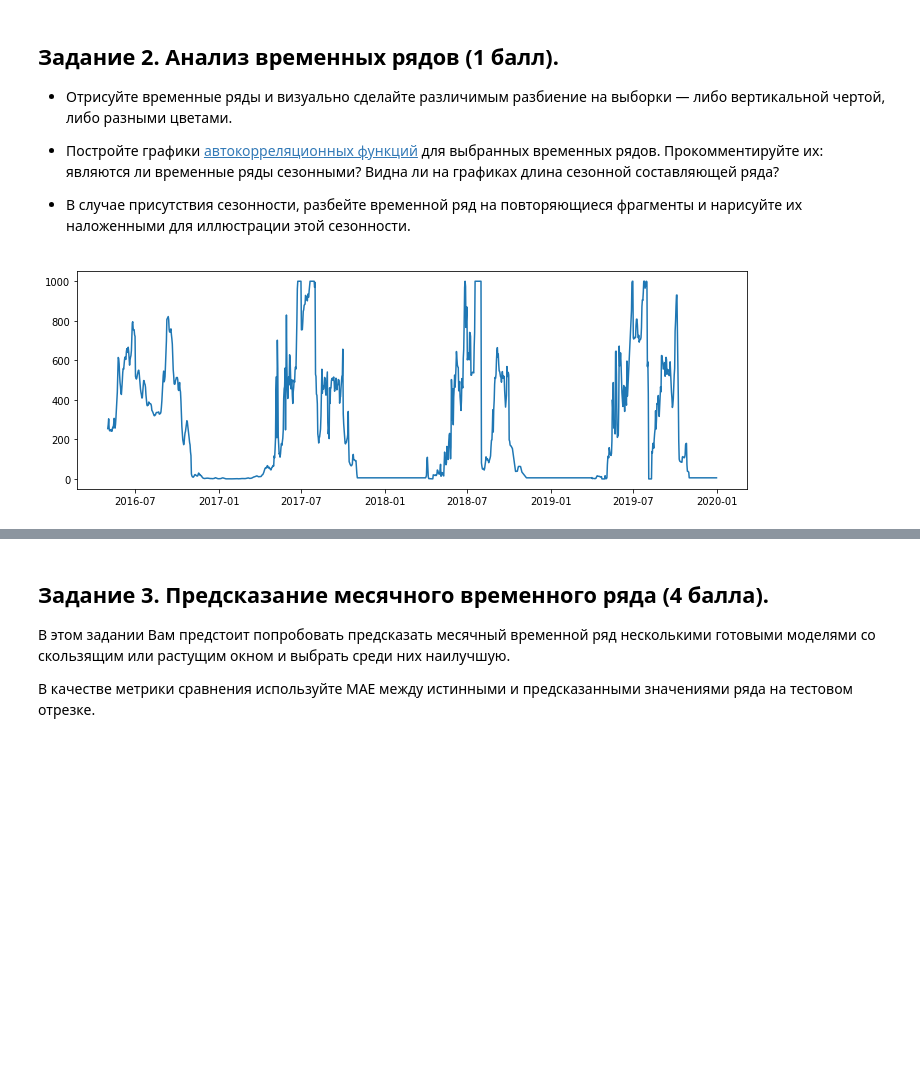
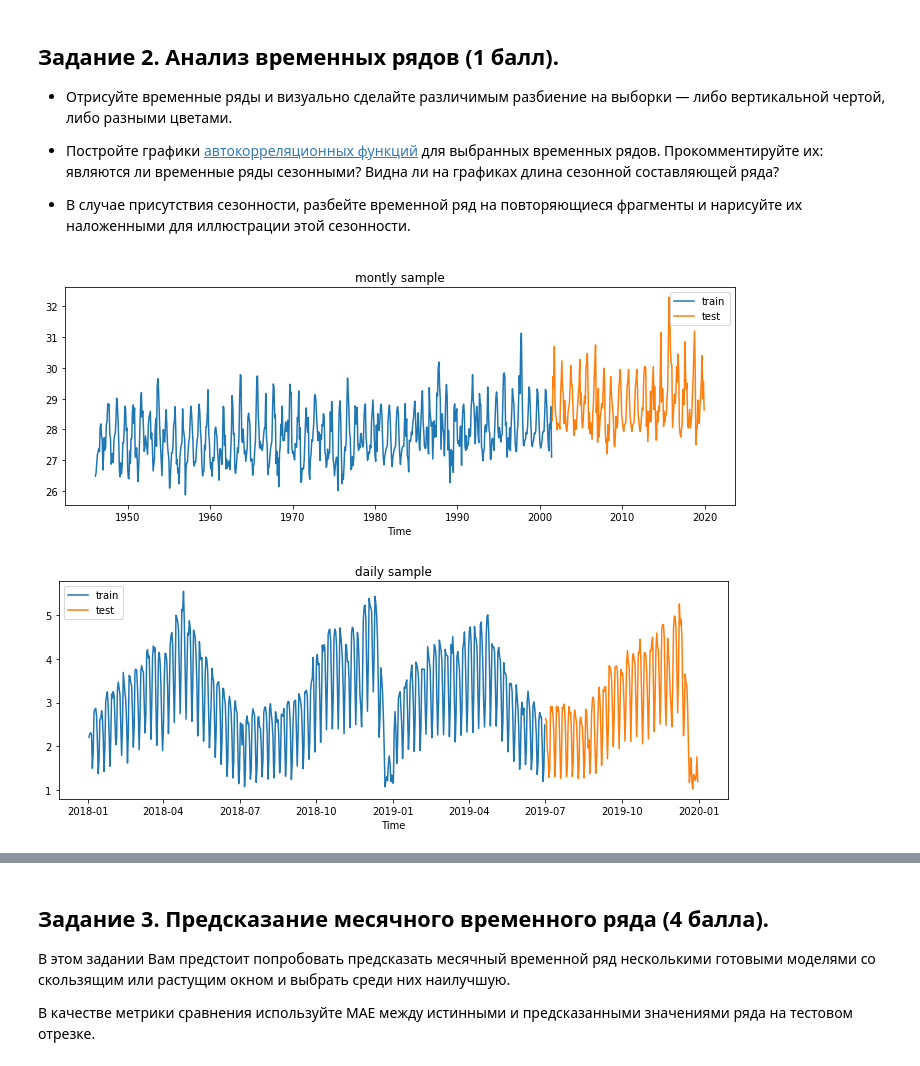
Before and after one commit to alyonabelenko/Courses, a Jupyter notebook: IAD4/homework-3/HW3.ipynb, the cells around one changed output, grey strips where cells are left out. Cells and saved outputs as stored; diff of their text form; code cells hidden in the pictures; blank space fills up the shorter version.

```diff
--- a/IAD4/homework-3/HW3.ipynb
+++ b/IAD4/homework-3/HW3.ipynb
@@ -103,12 +110,22 @@ def process_montly_dataset(dataset):
     dataset = dataset[dataset.date > datetime.strptime('1946-01-01', '%Y-%m-%d')]
     return dataset
 
+# def process_daily_dataset(dataset):
+#     dataset = dataset.loc[:, ['date', 'mosquito_Indicator']]
+#     dataset.loc[:, 'date'] = pd.to_datetime(dataset['date'], format='%Y-%m-%d')
+#     dataset.loc[:, 'value'] = dataset['mosquito_Indicator']
+#     dataset.drop(['mosquito_Indicator', ], axis=1, inplace=True)
+#     dataset.sort_values(by='date',inplace=True)
+#     dataset = dataset[dataset.date > datetime.strptime('2017-01-01', '%Y-%m-%d')]
+#     return dataset
+
 def process_daily_dataset(dataset):
-    dataset = dataset.loc[:, ['date', 'mosquito_Indicator']]
-    dataset.loc[:, 'date'] = pd.to_datetime(dataset['date'], format='%Y-%m-%d')
-    dataset.loc[:, 'value'] = dataset['mosquito_Indicator']
-    dataset.drop(['mosquito_Indicator', ], axis=1, inplace=True)
-    dataset.sort_values(by='date',inplace=True)
+    dataset['date'] = pd.to_datetime(dataset['Date'])
+    dataset['value'] = dataset['Unique.Visits'].str.replace(',', '.').astype(float)
+    dataset = dataset[['date', 'value']]
+    dataset = dataset.sort_values(by='date')
+    dataset = dataset[dataset.date > datetime.strptime('2018-01-01', '%Y-%m-%d')]
+    dataset = dataset[dataset.date < datetime.strptime('2020-01-01', '%Y-%m-%d')]
     return dataset
 # %%
 # считаем файлы
@@ -119,3 +134,9 @@ ts2 = process_daily_dataset(pd.read_csv("daily.csv"))
+# %%
+ts1_train, ts1_test = train_test_split(ts1, test_size=0.25, shuffle=False)
+assert ts1_train.date.max() < ts1_test.date.min()
+# %%
+ts2_train, ts2_test = train_test_split(ts2, test_size=0.25, shuffle=False)
+assert ts2_train.date.max() < ts2_test.date.min()
 # %% [markdown]
 ## Задание 2. Анализ временных рядов (1 балл).
 
@@ -124,14 +145,3 @@ ts2 = process_daily_dataset(pd.read_csv("daily.csv"))
 * Постройте графики [автокорреляционных функций](https://www.machinelearningmastery.ru/time-series-in-python-exponential-smoothing-and-arima-processes-2c67f2a52788/) для выбранных временных рядов. Прокомментируйте их: являются ли временные ряды сезонными? Видна ли на графиках длина сезонной составляющей ряда?
 
 * В случае присутствия сезонности, разбейте временной ряд на повторяющиеся фрагменты и нарисуйте их наложенными для иллюстрации этой сезонности.
-# %%
-# отрисуем временные ряды
-plt.figure(figsize=(12, 4))
-# ts_slice = ts1[ts1['date'] > datetime.strptime('2021-04-01', '%Y-%m-%d')]
-ts_slice = ts2
-plt.plot(ts_slice['date'], ts_slice['value'])
-# plt.plot([1, 2, 3], [1, 1.5, 2])
-# plt.xlabel('Time')
-plt.show()
-# %% [output]
-[figure, removed]
@@ -142,0 +148,19 @@ plt.show()
+# %%
+samples = {
+    'montly' : [ts1_train, ts1_test],
+    'daily' : [ts2_train, ts2_test]
+}
+
+for sample_name in samples.keys():
+    train, test = samples[sample_name]
+    # отрисуем временные ряды
+    plt.figure(figsize=(12, 4))
+    plt.title(sample_name + ' sample')
+    plt.plot(train['date'], train['value'], label='train')
+    plt.plot(test['date'], test['value'], label='test')
+    plt.xlabel('Time')
+    plt.legend()
+    plt.show()
+# %% [output]
+[figure, added]
+[figure, added]
```
Also changed, not shown: parts of 15 cells of this notebook.
